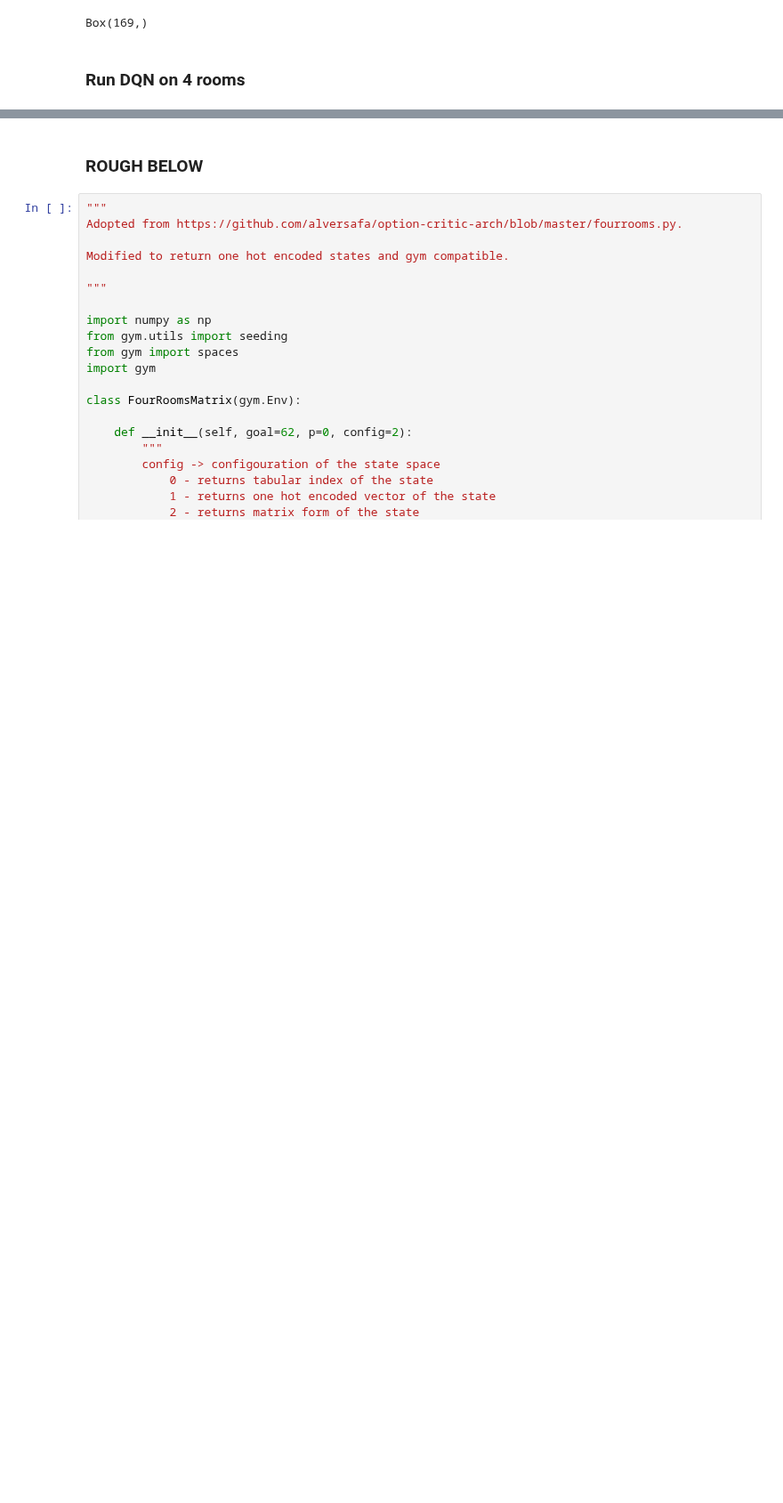
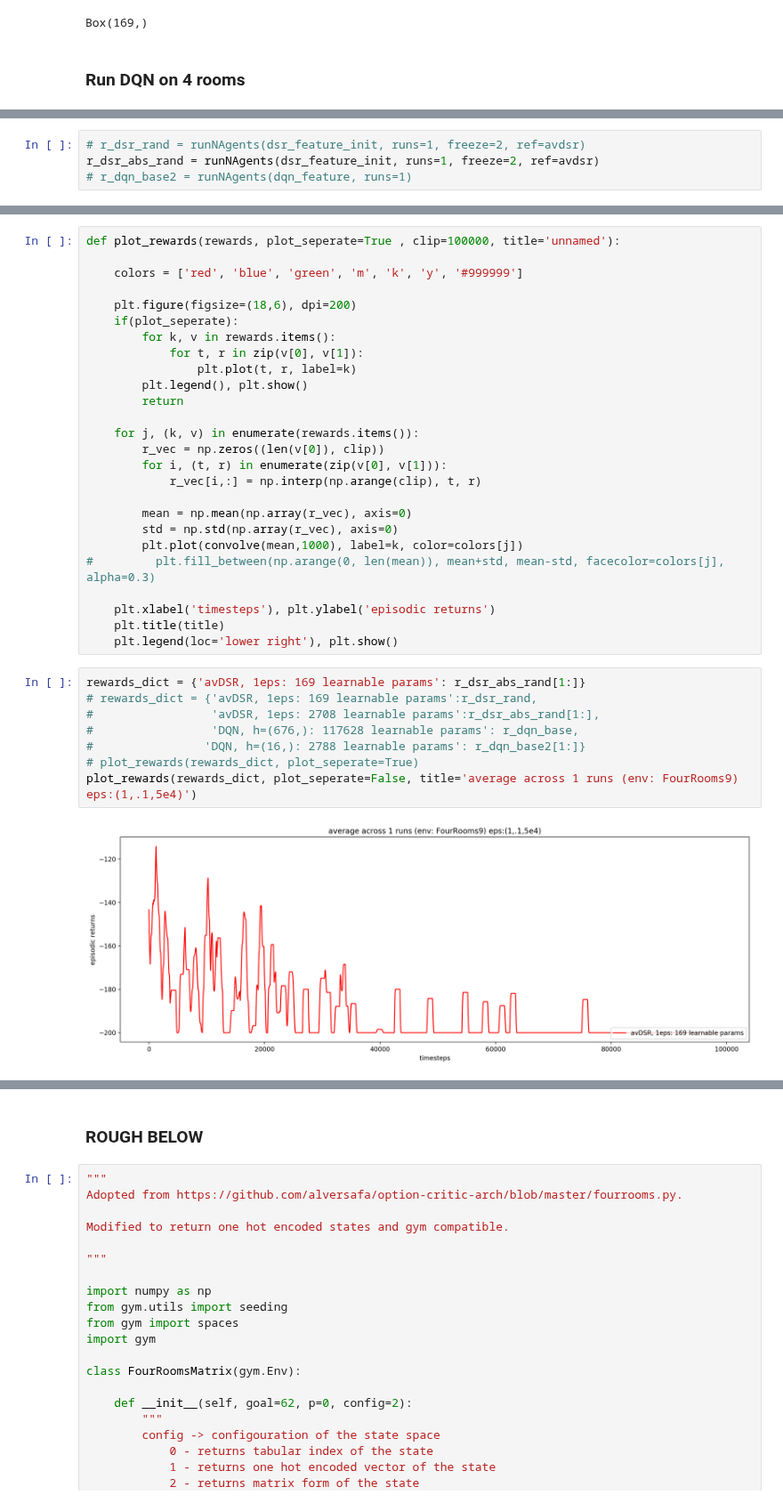
Before and after one commit to psurya1994/successor-feature-representations, a Jupyter notebook: 2-dqn-fourrooms_matrix.ipynb, the cells around one changed output, grey strips where cells are left out. Shown at 89% size. Cells and saved outputs as stored; diff of their text form; blank space fills up the shorter version.

```diff
--- a/2-dqn-fourrooms_matrix.ipynb
+++ b/2-dqn-fourrooms_matrix.ipynb
@@ -101,0 +296,4 @@ plt.title('DQN performance on ' + game), plt.show()
+# %%
+# r_dsr_rand = runNAgents(dsr_feature_init, runs=1, freeze=2, ref=avdsr)
+r_dsr_abs_rand = runNAgents(dsr_feature_init, runs=1, freeze=2, ref=avdsr)
+# r_dqn_base2 = runNAgents(dqn_feature, runs=1)
@@ -101,0 +318,36 @@ plt.title('DQN performance on ' + game), plt.show()
+# %%
+def plot_rewards(rewards, plot_seperate=True , clip=100000, title='unnamed'):
+
+    colors = ['red', 'blue', 'green', 'm', 'k', 'y', '#999999']
+
+    plt.figure(figsize=(18,6), dpi=200)
+    if(plot_seperate):
+        for k, v in rewards.items():
+            for t, r in zip(v[0], v[1]):
+                plt.plot(t, r, label=k)
+        plt.legend(), plt.show()
+        return
+
+    for j, (k, v) in enumerate(rewards.items()):
+        r_vec = np.zeros((len(v[0]), clip))
+        for i, (t, r) in enumerate(zip(v[0], v[1])):
+            r_vec[i,:] = np.interp(np.arange(clip), t, r)
+
+        mean = np.mean(np.array(r_vec), axis=0)
+        std = np.std(np.array(r_vec), axis=0)
+        plt.plot(convolve(mean,1000), label=k, color=colors[j])
+#         plt.fill_between(np.arange(0, len(mean)), mean+std, mean-std, facecolor=colors[j], alpha=0.3)
+
+    plt.xlabel('timesteps'), plt.ylabel('episodic returns')
+    plt.title(title)
+    plt.legend(loc='lower right'), plt.show()
+# %%
+rewards_dict = {'avDSR, 1eps: 169 learnable params': r_dsr_abs_rand[1:]}
+# rewards_dict = {'avDSR, 1eps: 169 learnable params':r_dsr_rand,
+#                 'avDSR, 1eps: 2708 learnable params':r_dsr_abs_rand[1:],
+#                 'DQN, h=(676,): 117628 learnable params': r_dqn_base,
+#                'DQN, h=(16,): 2788 learnable params': r_dqn_base2[1:]}
+# plot_rewards(rewards_dict, plot_seperate=True)
+plot_rewards(rewards_dict, plot_seperate=False, title='average across 1 runs (env: FourRooms9) eps:(1,.1,5e4)')
+# %% [output]
+[figure, added]
```
Also changed, not shown: parts of 17 cells of this notebook, 4 other files.
